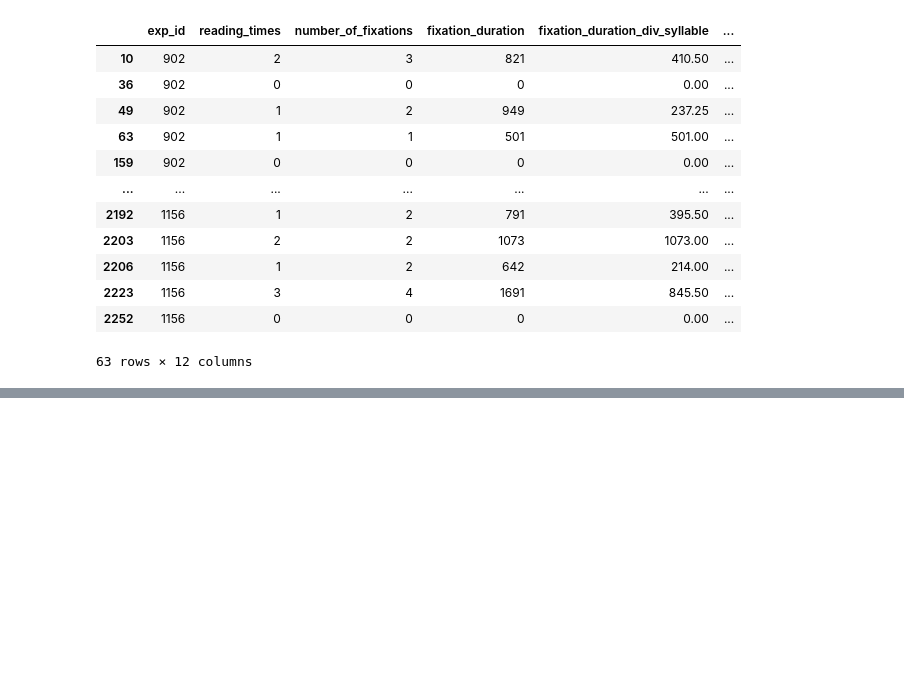
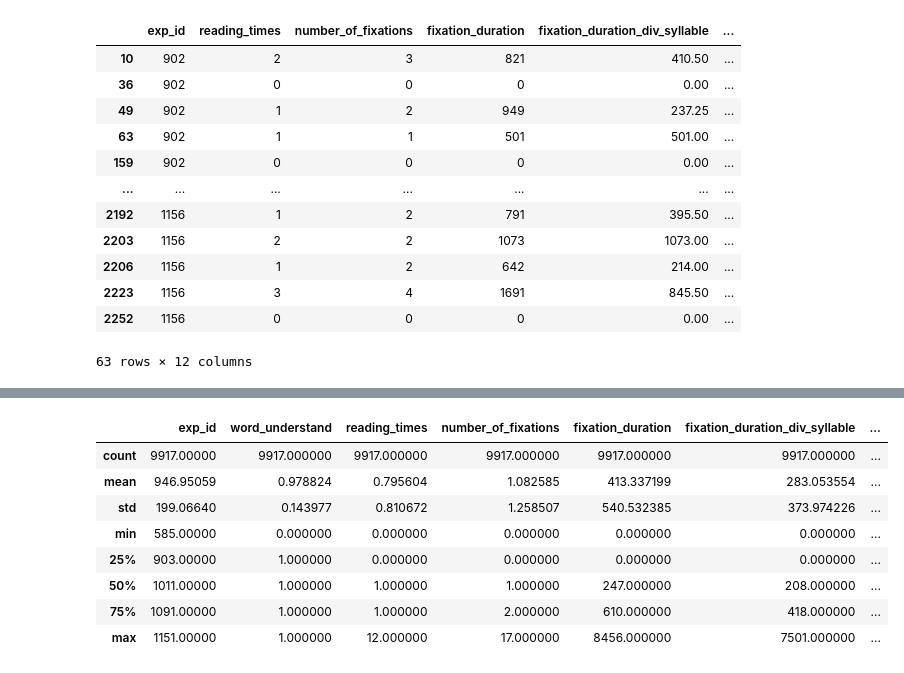
Before and after one commit to WhiteBlacken/eye_algorithm, a Jupyter notebook: data/data_analysis.ipynb, the cells around one changed output, grey strips where cells are left out. Cells and saved outputs as stored; diff of their text form; code cells hidden in the pictures; blank space fills up the shorter version.

```diff
--- a/data/data_analysis.ipynb
+++ b/data/data_analysis.ipynb
@@ -239,8 +239,9 @@ Please also refer to the documentation for alternative solver options:
   n_iter_i = _check_optimize_result(
 # %%
 import pandas as pd
-data = pd.read_csv('skip_data_predict.csv')
-recall_data = data[(data['predicted_label']==1)&(data['true_label']==0)]
+skip_data = pd.read_csv('skip_data_predict.csv')
+recall_data = skip_data[(skip_data['predicted_label']==1)&(skip_data['true_label']==0)]
+pd.set_option('display.max_rows', 15)
 recall_data
 # %% [output]
 |  | exp_id | reading_times | number_of_fixations | fixation_duration | fixation_duration_div_syllable | ... |
@@ -258,0 +296,12 @@ recall_data
+# %%
+not_skip_data.describe()
+# %% [output]
+|  | exp_id | word_understand | reading_times | number_of_fixations | fixation_duration | fixation_duration_div_syllable | ... |
+| count | 9917.00000 | 9917.000000 | 9917.000000 | 9917.000000 | 9917.000000 | 9917.000000 | ... |
+| mean | 946.95059 | 0.978824 | 0.795604 | 1.082585 | 413.337199 | 283.053554 | ... |
+| std | 199.06640 | 0.143977 | 0.810672 | 1.258507 | 540.532385 | 373.974226 | ... |
+| min | 585.00000 | 0.000000 | 0.000000 | 0.000000 | 0.000000 | 0.000000 | ... |
+| 25% | 903.00000 | 1.000000 | 0.000000 | 0.000000 | 0.000000 | 0.000000 | ... |
+| 50% | 1011.00000 | 1.000000 | 1.000000 | 1.000000 | 247.000000 | 208.000000 | ... |
+| 75% | 1091.00000 | 1.000000 | 1.000000 | 2.000000 | 610.000000 | 418.000000 | ... |
+| max | 1151.00000 | 1.000000 | 12.000000 | 17.000000 | 8456.000000 | 7501.000000 | ... |
```
Also changed, not shown: parts of 5 cells of this notebook, 1 other file.
